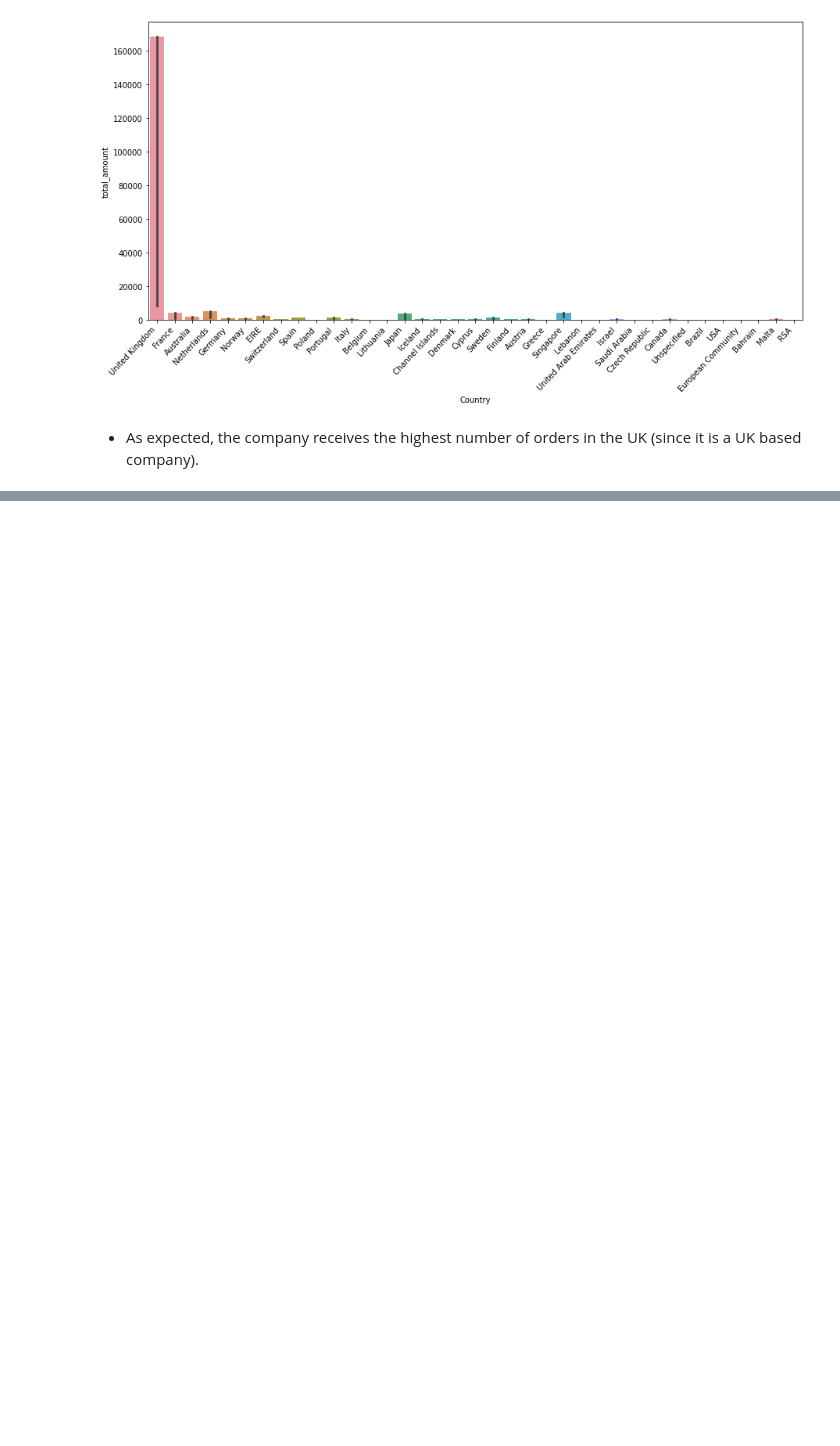
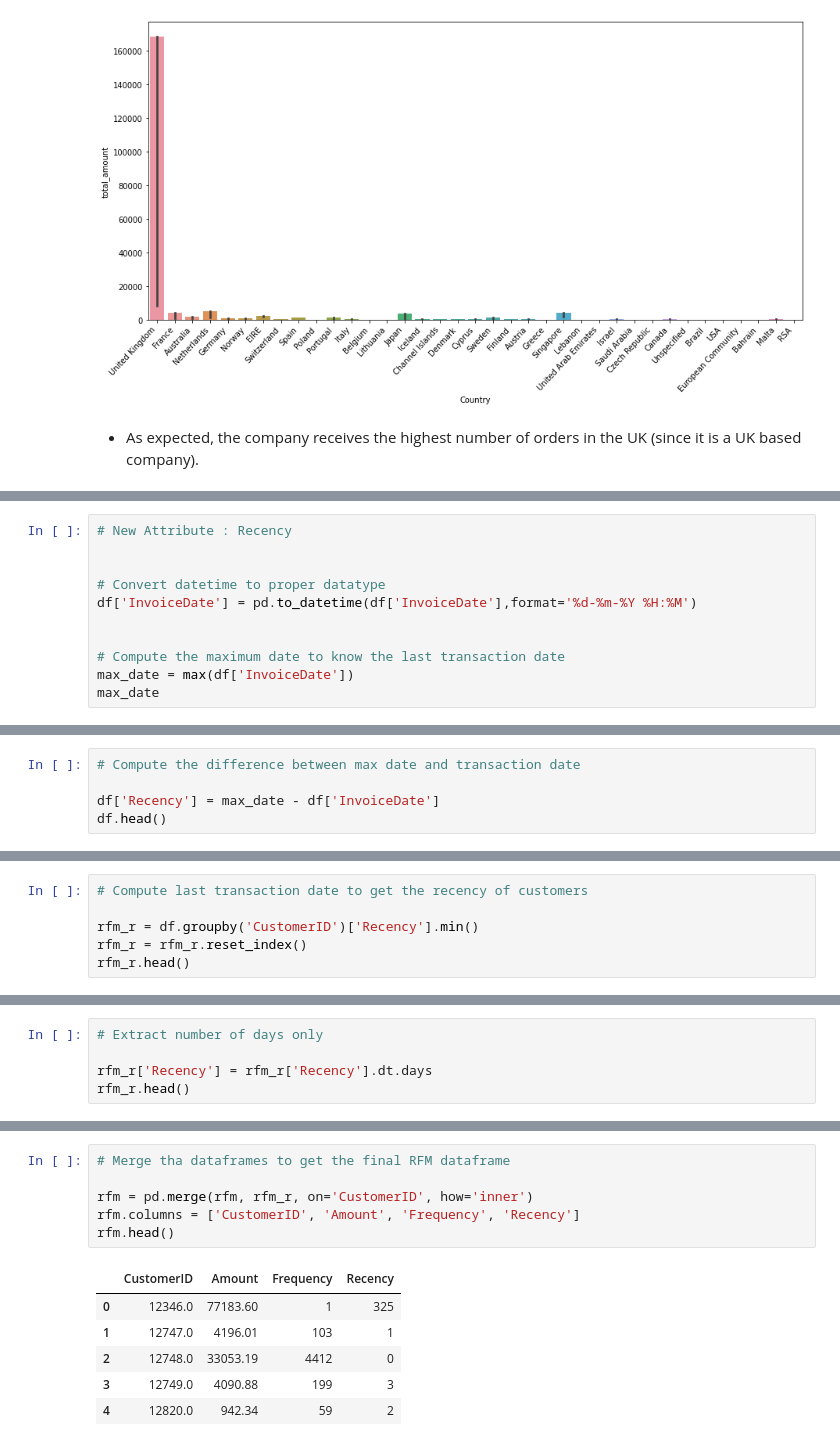
Before and after one commit to omajipawar/Online-Retail-Customer-Segmentation, a Jupyter notebook: Online_Retail_Customer_Segmentation_(Omaji_Pawar).ipynb, the cells around one changed output, grey strips where cells are left out. Drawn from its saved outputs; the diff is of its cells as text; blank space fills up the shorter version.

```diff
--- a/Online_Retail_Customer_Segmentation_(Omaji_Pawar).ipynb
+++ b/Online_Retail_Customer_Segmentation_(Omaji_Pawar).ipynb
@@ -301,0 +377,11 @@ plt.show()
+# %%
+# New Attribute : Recency
+
+
+# Convert datetime to proper datatype
+df['InvoiceDate'] = pd.to_datetime(df['InvoiceDate'],format='%d-%m-%Y %H:%M')
+
+
+# Compute the maximum date to know the last transaction date
+max_date = max(df['InvoiceDate'])
+max_date
@@ -301,0 +390,5 @@ plt.show()
+# %%
+# Compute the difference between max date and transaction date
+
+df['Recency'] = max_date - df['InvoiceDate']
+df.head()
@@ -301,0 +402,6 @@ plt.show()
+# %%
+# Compute last transaction date to get the recency of customers
+
+rfm_r = df.groupby('CustomerID')['Recency'].min()
+rfm_r = rfm_r.reset_index()
+rfm_r.head()
@@ -301,0 +415,5 @@ plt.show()
+# %%
+# Extract number of days only
+
+rfm_r['Recency'] = rfm_r['Recency'].dt.days
+rfm_r.head()
@@ -301,0 +427,13 @@ plt.show()
+# %%
+# Merge tha dataframes to get the final RFM dataframe
+
+rfm = pd.merge(rfm, rfm_r, on='CustomerID', how='inner')
+rfm.columns = ['CustomerID', 'Amount', 'Frequency', 'Recency']
+rfm.head()
+# %% [output]
+|  | CustomerID | Amount | Frequency | Recency |
+| 0 | 12346.0 | 77183.60 | 1 | 325 |
+| 1 | 12747.0 | 4196.01 | 103 | 1 |
+| 2 | 12748.0 | 33053.19 | 4412 | 0 |
+| 3 | 12749.0 | 4090.88 | 199 | 3 |
+| 4 | 12820.0 | 942.34 | 59 | 2 |
```
Also changed, not shown: parts of 15 cells of this notebook.
